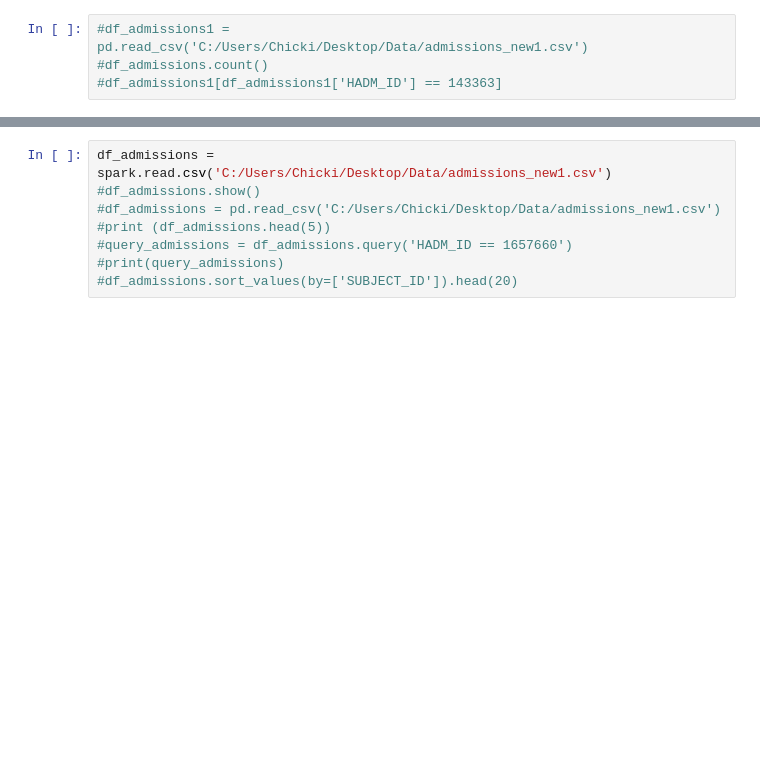
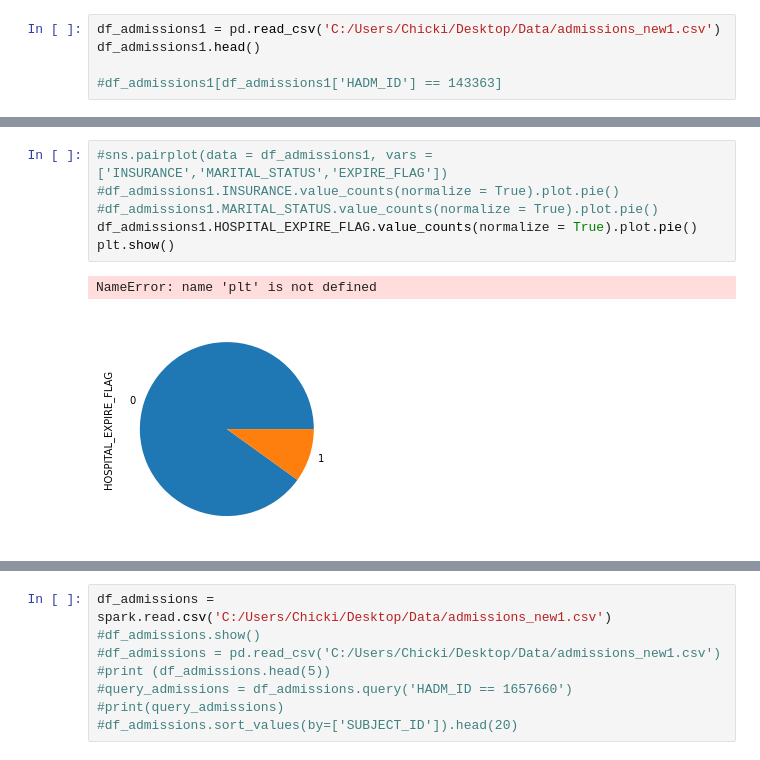
Before and after one commit to Amu19/conformalrnn1, a Jupyter notebook: utils/THESIS_NOTE.ipynb, the cells around one changed output, grey strips where cells are left out. Saved outputs shown, nothing was run; the diff lists cells and outputs as text; blank space fills up the shorter version.

```diff
--- a/utils/THESIS_NOTE.ipynb
+++ b/utils/THESIS_NOTE.ipynb
@@ -14,4 +18,5 @@ from sklearn.preprocessing import StandardScaler
 # %%
-#df_admissions1 = pd.read_csv('C:/Users/Chicki/Desktop/Data/admissions_new1.csv')
-#df_admissions.count()
+df_admissions1 = pd.read_csv('C:/Users/Chicki/Desktop/Data/admissions_new1.csv')
+df_admissions1.head()
+
 #df_admissions1[df_admissions1['HADM_ID'] == 143363]
@@ -17,0 +30,9 @@ from sklearn.preprocessing import StandardScaler
+# %%
+#sns.pairplot(data = df_admissions1, vars = ['INSURANCE','MARITAL_STATUS','EXPIRE_FLAG'])
+#df_admissions1.INSURANCE.value_counts(normalize = True).plot.pie()
+#df_admissions1.MARITAL_STATUS.value_counts(normalize = True).plot.pie()
+df_admissions1.HOSPITAL_EXPIRE_FLAG.value_counts(normalize = True).plot.pie()
+plt.show()
+# %% [output]
+NameError: name 'plt' is not defined
+[figure, added]
```
Also changed, not shown: parts of 13 cells of this notebook.
